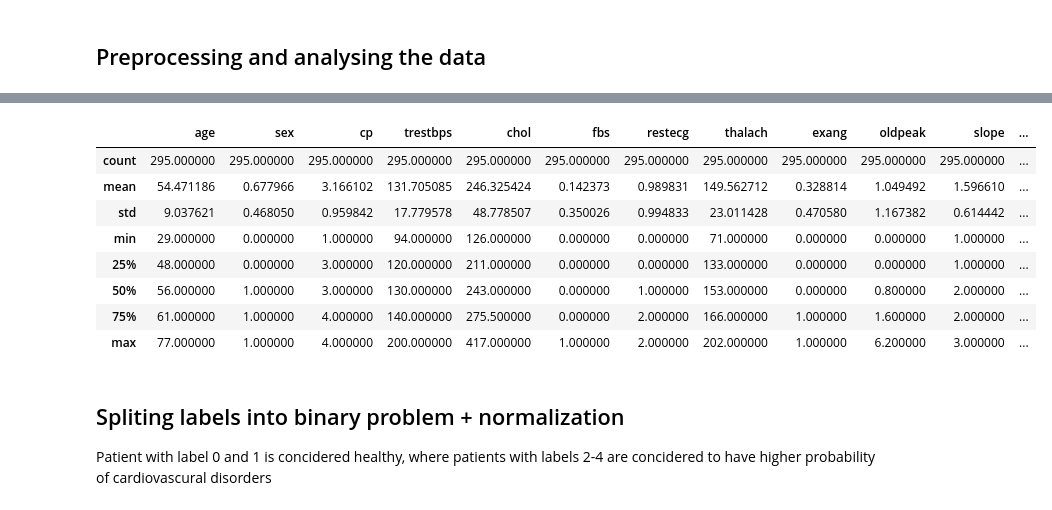
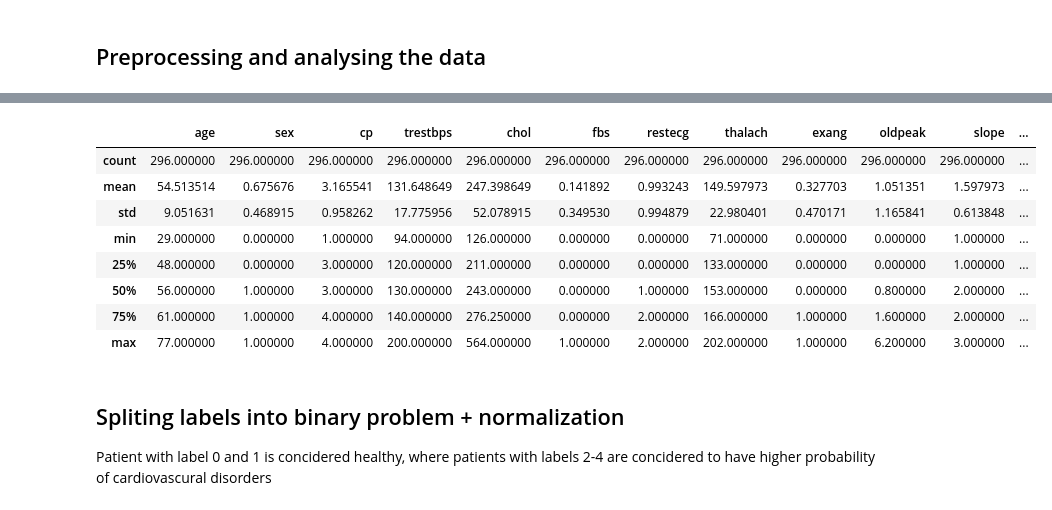
Before and after one commit to TytanMikJas/DeepLearningJourney, a Jupyter notebook: Predicting_Cardiovascular_Disorder.ipynb, the cells around one changed output, grey strips where cells are left out. Drawn from its saved outputs; the diff is of its cells as text; code cells hidden in the pictures.

```diff
--- a/Predicting_Cardiovascular_Disorder.ipynb
+++ b/Predicting_Cardiovascular_Disorder.ipynb
@@ -78,14 +78,7 @@ df.head()
 # %%
 # The dataset turned out to have missing values - '?' in 'ca' and 'thal',
 # therefore we are marking them and dropping in preprocessing
-missing_ca = df['ca'] == '?'
-df.loc[missing_ca, 'ca'] = -1
-
-missing_thal = df['thal'] == '?'
-df.loc[missing_thal, 'thal'] = -1
-
-df['ca'] = df['ca'].astype('float64')
-df['thal'] = df['thal'].astype('float64')
+df = df.replace('?',np.nan).dropna()
 
 df.describe()
 # %% [output]
@@ -101,30 +94,28 @@ df.describe()
 # %%
 # display distribution
 fig,ax = plt.subplots(1,figsize=(17,5))
 ax = sns.boxplot(data=df)
 ax.set_xticklabels(ax.get_xticklabels(),rotation=45)
 ax.set_title('Distribution of values in categories')
 ax.set_ylabel('values')
 ax.set_xlabel('categories')
 plt.show()
 
 # drop outliers
-df = df[ df['chol'] < 500 ]
-df = df[ df['ca'] > -1 ]
-df = df[ df['thal'] > -1 ]
+# df = df[ df['chol'] < 500 ]
 
 df.describe()
 # %% [output]
 [drawing not drawn]
 |  | age | sex | cp | trestbps | chol | fbs | restecg | thalach | exang | oldpeak | slope | ... |
-| count | 295.000000 | 295.000000 | 295.000000 | 295.000000 | 295.000000 | 295.000000 | 295.000000 | 295.000000 | 295.000000 | 295.000000 | 295.000000 | ... |
-| mean | 54.471186 | 0.677966 | 3.166102 | 131.705085 | 246.325424 | 0.142373 | 0.989831 | 149.562712 | 0.328814 | 1.049492 | 1.596610 | ... |
-| std | 9.037621 | 0.468050 | 0.959842 | 17.779578 | 48.778507 | 0.350026 | 0.994833 | 23.011428 | 0.470580 | 1.167382 | 0.614442 | ... |
+| count | 296.000000 | 296.000000 | 296.000000 | 296.000000 | 296.000000 | 296.000000 | 296.000000 | 296.000000 | 296.000000 | 296.000000 | 296.000000 | ... |
+| mean | 54.513514 | 0.675676 | 3.165541 | 131.648649 | 247.398649 | 0.141892 | 0.993243 | 149.597973 | 0.327703 | 1.051351 | 1.597973 | ... |
+| std | 9.051631 | 0.468915 | 0.958262 | 17.775956 | 52.078915 | 0.349530 | 0.994879 | 22.980401 | 0.470171 | 1.165841 | 0.613848 | ... |
 | min | 29.000000 | 0.000000 | 1.000000 | 94.000000 | 126.000000 | 0.000000 | 0.000000 | 71.000000 | 0.000000 | 0.000000 | 1.000000 | ... |
 | 25% | 48.000000 | 0.000000 | 3.000000 | 120.000000 | 211.000000 | 0.000000 | 0.000000 | 133.000000 | 0.000000 | 0.000000 | 1.000000 | ... |
 | 50% | 56.000000 | 1.000000 | 3.000000 | 130.000000 | 243.000000 | 0.000000 | 1.000000 | 153.000000 | 0.000000 | 0.800000 | 2.000000 | ... |
-| 75% | 61.000000 | 1.000000 | 4.000000 | 140.000000 | 275.500000 | 0.000000 | 2.000000 | 166.000000 | 1.000000 | 1.600000 | 2.000000 | ... |
-| max | 77.000000 | 1.000000 | 4.000000 | 200.000000 | 417.000000 | 1.000000 | 2.000000 | 202.000000 | 1.000000 | 6.200000 | 3.000000 | ... |
+| 75% | 61.000000 | 1.000000 | 4.000000 | 140.000000 | 276.250000 | 0.000000 | 2.000000 | 166.000000 | 1.000000 | 1.600000 | 2.000000 | ... |
+| max | 77.000000 | 1.000000 | 4.000000 | 200.000000 | 564.000000 | 1.000000 | 2.000000 | 202.000000 | 1.000000 | 6.200000 | 3.000000 | ... |
 # %% [markdown]
 ## Spliting labels into binary problem + normalization
 
```
Also changed, not shown: parts of 6 cells of this notebook.
